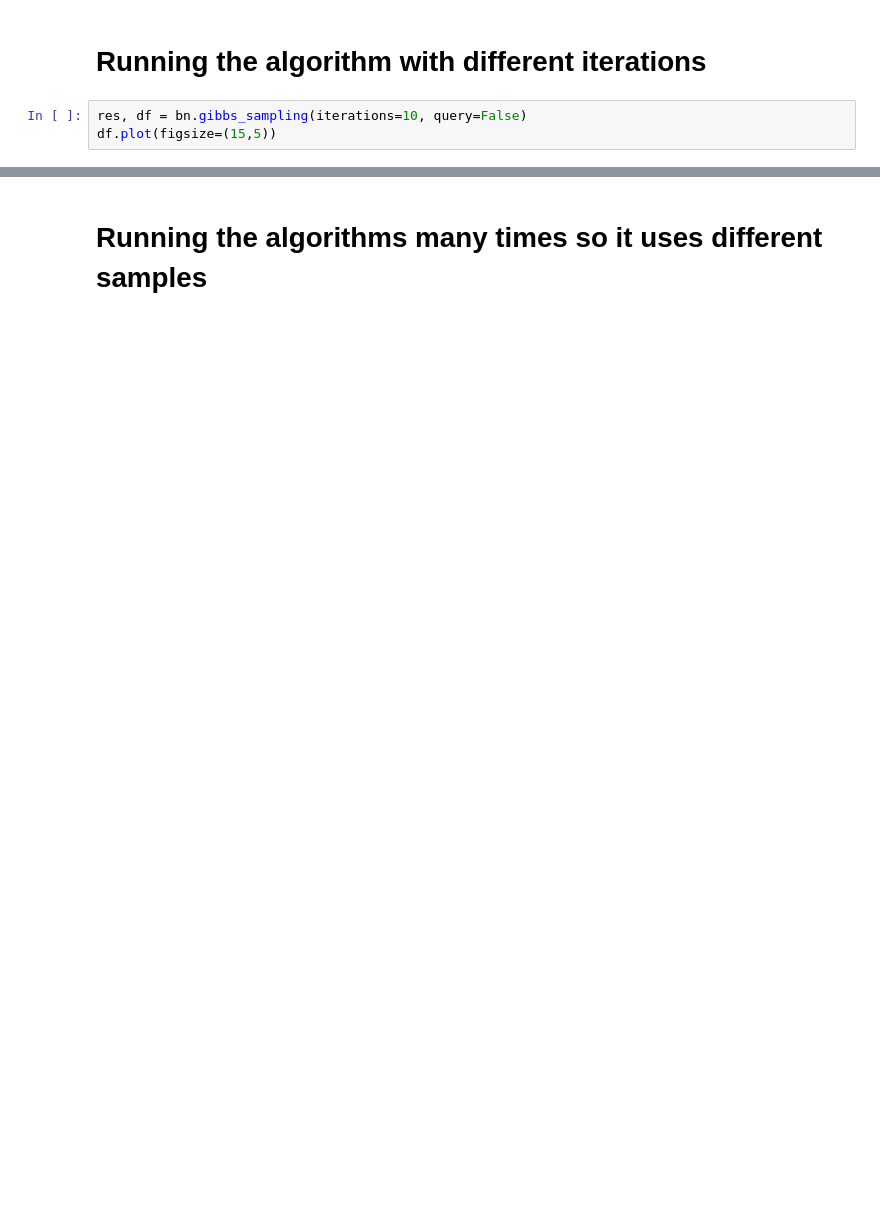
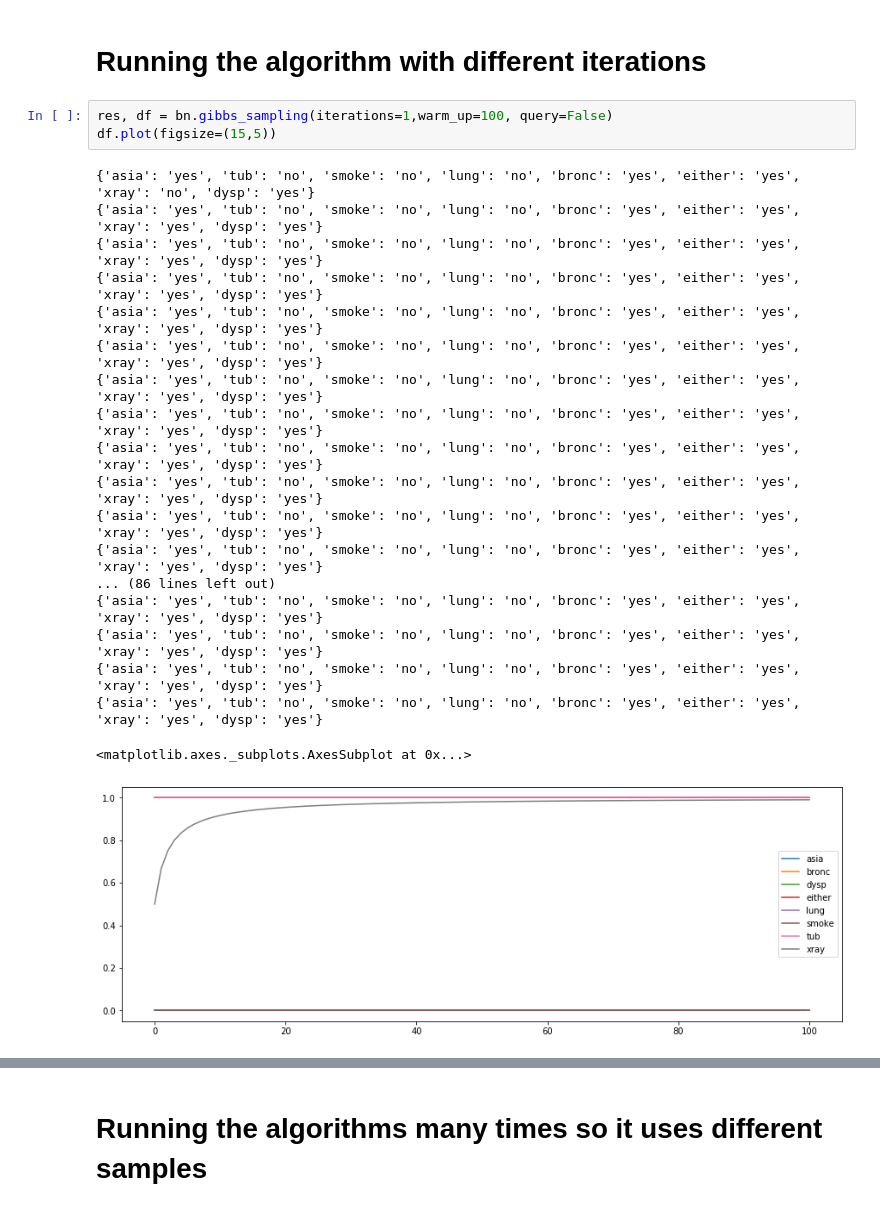
Before and after one commit to Jia-Pan/BN, a Jupyter notebook: BN_v1.ipynb, the cells around one changed output, grey strips where cells are left out. Drawn from its saved outputs; the diff is of its cells as text; blank space fills up the shorter version.

```diff
--- a/BN_v1.ipynb
+++ b/BN_v1.ipynb
@@ -9,7 +34,27 @@ for v in bn.variables:
 # %% [markdown]
 # Running the algorithm with different iterations
 # %%
-res, df = bn.gibbs_sampling(iterations=10, query=False)
+res, df = bn.gibbs_sampling(iterations=1,warm_up=100, query=False)
 df.plot(figsize=(15,5))
+# %% [output]
+{'asia': 'yes', 'tub': 'no', 'smoke': 'no', 'lung': 'no', 'bronc': 'yes', 'either': 'yes', 'xray': 'no', 'dysp': 'yes'}
+{'asia': 'yes', 'tub': 'no', 'smoke': 'no', 'lung': 'no', 'bronc': 'yes', 'either': 'yes', 'xray': 'yes', 'dysp': 'yes'}
+{'asia': 'yes', 'tub': 'no', 'smoke': 'no', 'lung': 'no', 'bronc': 'yes', 'either': 'yes', 'xray': 'yes', 'dysp': 'yes'}
+{'asia': 'yes', 'tub': 'no', 'smoke': 'no', 'lung': 'no', 'bronc': 'yes', 'either': 'yes', 'xray': 'yes', 'dysp': 'yes'}
+{'asia': 'yes', 'tub': 'no', 'smoke': 'no', 'lung': 'no', 'bronc': 'yes', 'either': 'yes', 'xray': 'yes', 'dysp': 'yes'}
+{'asia': 'yes', 'tub': 'no', 'smoke': 'no', 'lung': 'no', 'bronc': 'yes', 'either': 'yes', 'xray': 'yes', 'dysp': 'yes'}
+{'asia': 'yes', 'tub': 'no', 'smoke': 'no', 'lung': 'no', 'bronc': 'yes', 'either': 'yes', 'xray': 'yes', 'dysp': 'yes'}
+{'asia': 'yes', 'tub': 'no', 'smoke': 'no', 'lung': 'no', 'bronc': 'yes', 'either': 'yes', 'xray': 'yes', 'dysp': 'yes'}
+{'asia': 'yes', 'tub': 'no', 'smoke': 'no', 'lung': 'no', 'bronc': 'yes', 'either': 'yes', 'xray': 'yes', 'dysp': 'yes'}
+{'asia': 'yes', 'tub': 'no', 'smoke': 'no', 'lung': 'no', 'bronc': 'yes', 'either': 'yes', 'xray': 'yes', 'dysp': 'yes'}
+{'asia': 'yes', 'tub': 'no', 'smoke': 'no', 'lung': 'no', 'bronc': 'yes', 'either': 'yes', 'xray': 'yes', 'dysp': 'yes'}
+{'asia': 'yes', 'tub': 'no', 'smoke': 'no', 'lung': 'no', 'bronc': 'yes', 'either': 'yes', 'xray': 'yes', 'dysp': 'yes'}
+... (86 lines left out)
+{'asia': 'yes', 'tub': 'no', 'smoke': 'no', 'lung': 'no', 'bronc': 'yes', 'either': 'yes', 'xray': 'yes', 'dysp': 'yes'}
+{'asia': 'yes', 'tub': 'no', 'smoke': 'no', 'lung': 'no', 'bronc': 'yes', 'either': 'yes', 'xray': 'yes', 'dysp': 'yes'}
+{'asia': 'yes', 'tub': 'no', 'smoke': 'no', 'lung': 'no', 'bronc': 'yes', 'either': 'yes', 'xray': 'yes', 'dysp': 'yes'}
+{'asia': 'yes', 'tub': 'no', 'smoke': 'no', 'lung': 'no', 'bronc': 'yes', 'either': 'yes', 'xray': 'yes', 'dysp': 'yes'}
+<matplotlib.axes._subplots.AxesSubplot at 0x...>
+[figure, added]
 # %%
 res
```
Also changed, not shown: parts of 12 cells of this notebook, 1 other file.
